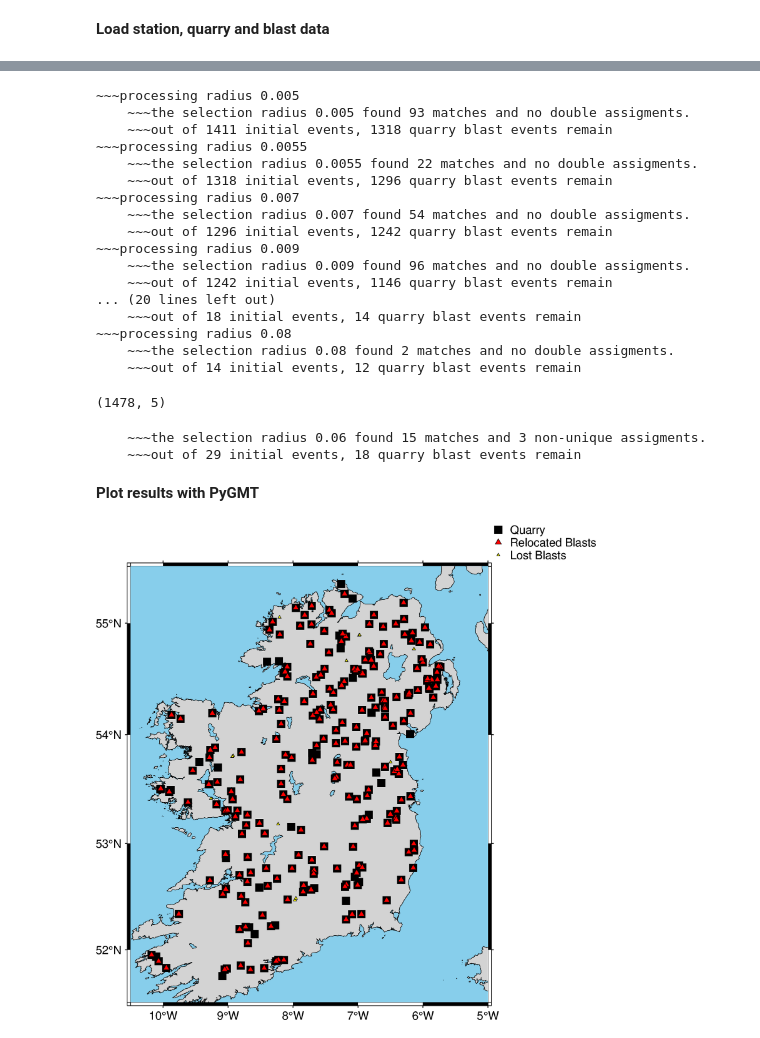
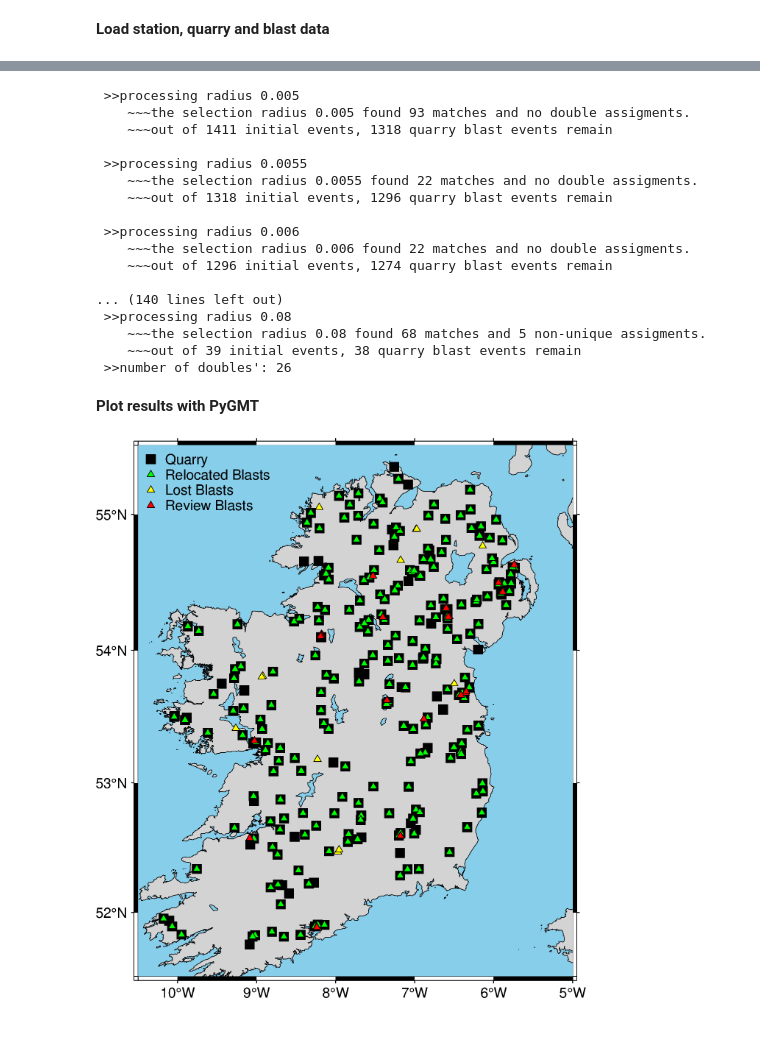
Before and after one commit to bru-melo/SeisBlast, a Jupyter notebook: relocate-blast.ipynb, the cells around one changed output, grey strips where cells are left out. Drawn from its saved outputs; the diff is of its cells as text; code cells hidden in the pictures.

```diff
--- a/relocate-blast.ipynb
+++ b/relocate-blast.ipynb
@@ -86,73 +99,89 @@ blasts = pd.read_csv(r'/mnt/REPO/QUARRY-BLASTS/CATALOGS/quarry-blast-catalog-201
 # %%
-radius = [0.005, 0.0055, 0.007, 0.009, 0.0095, 0.02, 0.03, 0.04, 0.05, 0.06, 0.07, 0.08]
+#kind of empirically tested radius values to select the quarry blasts without double assigments
+#by double assigments we mean that the same blast is assigned to more than one quarry
+#from 0.5 to 8 km search in ~250m steps
+radius = np.concatenate((np.linspace(0.005, 0.0095, int((0.0095 - 0.005) / 0.0005) + 1),
+						 np.linspace(0.01, 0.08, int((0.08 - 0.01) / 0.0025) + 1)))
 
 # Initialize relocated_blasts_all
 relocated_blasts_all = pd.DataFrame()
+doubles_all = pd.DataFrame()
 blasts_catalogue = pd.read_csv(r'/mnt/REPO/QUARRY-BLASTS/CATALOGS/quarry-blast-catalog-2013-2014.csv',
                      sep=r'\s+')
 
 remain_blasts_catalogue = blasts_catalogue
 for r in radius:
-    print("~~~processing radius "+str(r))
-    quarry_blasts, remain_blasts_catalogue = quarry_select(quarries, remain_blasts_catalogue, str(r))
+    print(" ")
+    print(" >>processing radius "+str(r))
+    quarry_blasts, remain_blasts_catalogue, doubles = quarry_select(quarries, remain_blasts_catalogue, str(r))
     relocated_blasts_all = pd.concat([relocated_blasts_all, quarry_blasts], ignore_index=True)
+    doubles_all = pd.concat([doubles_all, doubles], ignore_index=True)
+
+relocated_blasts_all.to_csv(f'{seisblast_files}/Eire_blasts_relocated.csv', index=False)
+
+unique_id_ev_count = doubles_all['id-ev'].nunique()
+print(f" >>number of doubles': {unique_id_ev_count}")
+doubles_filter = doubles_filter.drop_duplicates().sort_values(by='id-ev')
+doubles_filter.to_csv(f'{seisblast_files}/Eire_blasts_toreview.csv', index=False)
 # %% [output]
-~~~processing radius 0.005
+ >>processing radius 0.005
     ~~~the selection radius 0.005 found 93 matches and no double assigments.
     ~~~out of 1411 initial events, 1318 quarry blast events remain
-~~~processing radius 0.0055
+
+ >>processing radius 0.0055
     ~~~the selection radius 0.0055 found 22 matches and no double assigments.
     ~~~out of 1318 initial events, 1296 quarry blast events remain
-~~~processing radius 0.007
-    ~~~the selection radius 0.007 found 54 matches and no double assigments.
-    ~~~out of 1296 initial events, 1242 quarry blast events remain
-~~~processing radius 0.009
-    ~~~the selection radius 0.009 found 96 matches and no double assigments.
-    ~~~out of 1242 initial events, 1146 quarry blast events remain
-... (20 lines left out)
-    ~~~out of 18 initial events, 14 quarry blast events remain
-~~~processing radius 0.08
-    ~~~the selection radius 0.08 found 2 matches and no double assigments.
-    ~~~out of 14 initial events, 12 quarry blast events remain
+
+ >>processing radius 0.006
+    ~~~the selection radius 0.006 found 22 matches and no double assigments.
+    ~~~out of 1296 initial events, 1274 quarry blast events remain
+
+... (140 lines left out)
+ >>processing radius 0.08
+    ~~~the selection radius 0.08 found 68 matches and 5 non-unique assigments.
+    ~~~out of 39 initial events, 38 quarry blast events remain
+ >>number of doubles': 26
-(1478, 5)
-# %%
-relocated_blasts1,remain_blasts1 = quarry_select(quarries,remain_blasts_catalogue,"0.06")
-#quarries
-# %% [output]
-    ~~~the selection radius 0.06 found 15 matches and 3 non-unique assigments.
-    ~~~out of 29 initial events, 18 quarry blast events remain
 # %% [markdown]
 **Plot results with PyGMT**
 # %%
 fig = pygmt.Figure()
 fig.basemap(region=region, projection="M10c", frame="a1")
 fig.coast(shorelines=True, water="skyblue", land="lightgray")
 #Plot quarry mine locations as black circles
 fig.plot(
     x=quarries["lon"],
     y=quarries["lat"],
     style="s0.3c",
     fill="black",
     pen="black",
     label="Quarry"
 )
 #Plot relocated blasts as red circles
 fig.plot(x=relocated_blasts_all["lon-quarry"],
          y=relocated_blasts_all["lat-quarry"],
          style="t0.2c",
-         fill="red",
+         fill="green",
          pen="black",
          label="Relocated Blasts")
 #Plot remaining blasts as yellow circles
 fig.plot(
     x=remain_blasts_catalogue['LON(deg)'],
     y=remain_blasts_catalogue['LAT(deg)'],
-    style="t0.1c",
+    style="t0.2c",
     fill="yellow",
     pen="black",
     label="Lost Blasts"
 )
-fig.legend(position="JTR")
+#Plot remaining blasts as yellow circles
+fig.plot(
+    x=doubles_all['lon_ev'],
+    y=doubles_all['lat_ev'],
+    style="t0.2c",
+    fill="red",
+    pen="black",
+    label="Review Blasts"
+)
+fig.legend(position="jTL")
 fig.show()
 # %% [output]
-[figure, old version]
+[figure, new version]
```
Also changed, not shown: parts of 4 cells of this notebook, 6 other files.
